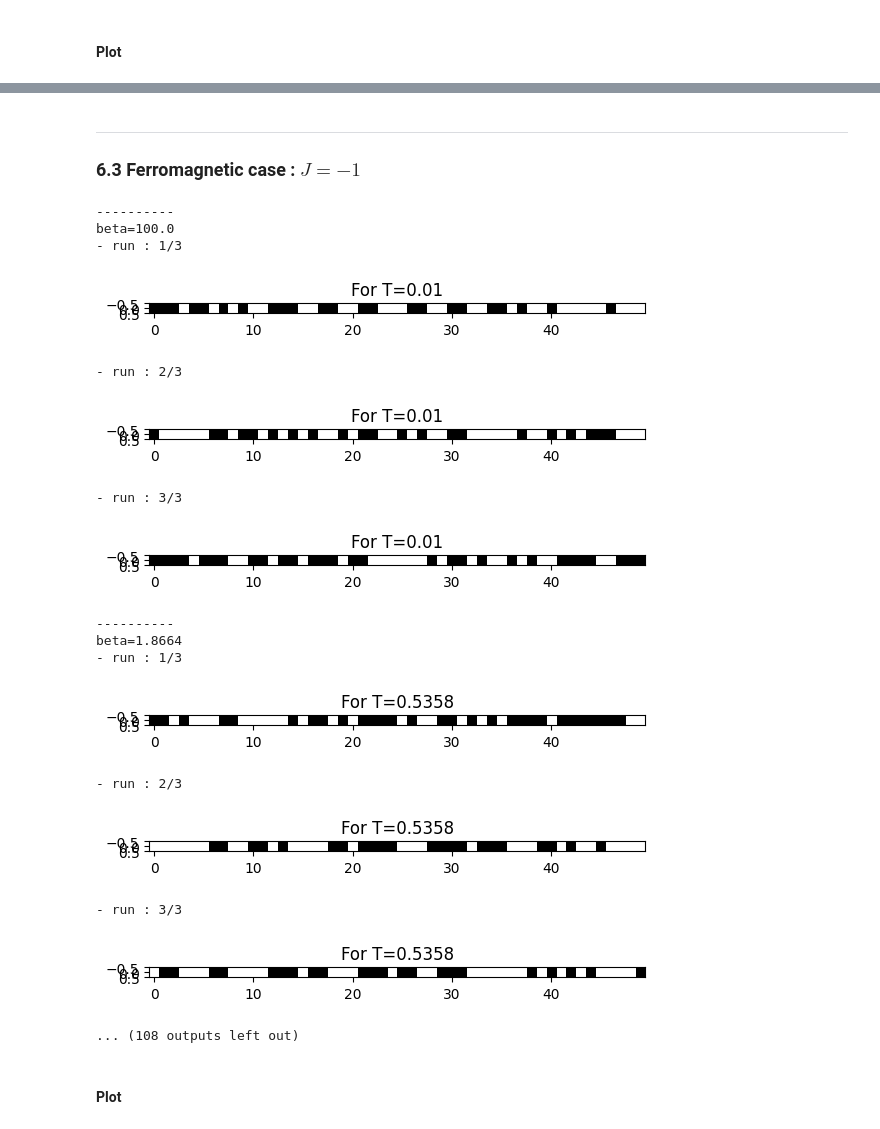
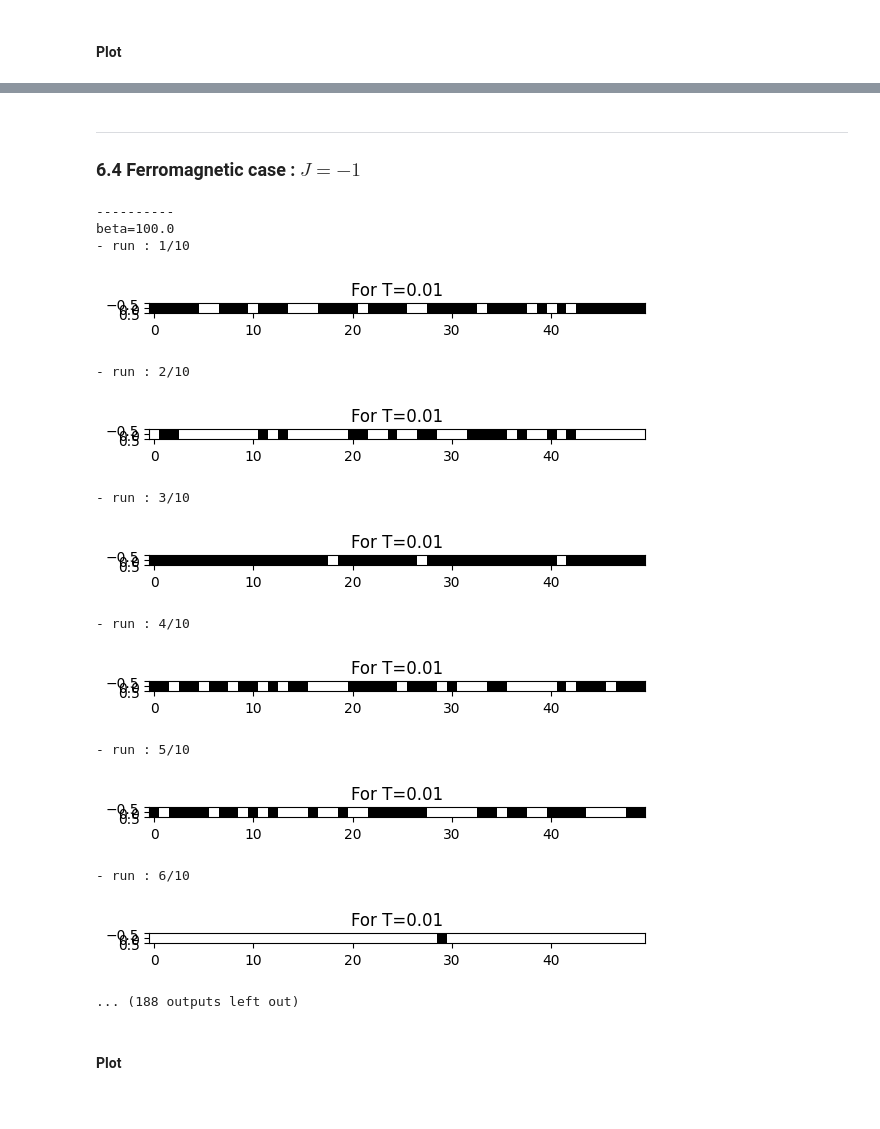
Before and after one commit to TheoHUETQC/monte-carlo, a Jupyter notebook: stochastic_series_expansion_qmc.ipynb, the cells around one changed output, grey strips where cells are left out. Saved outputs shown, nothing was run; the diff lists cells and outputs as text; code cells hidden in the pictures.

```diff
--- a/stochastic_series_expansion_qmc.ipynb
+++ b/stochastic_series_expansion_qmc.ipynb
@@ -563,5 +568,5 @@ Data collected during this period is biased by the initial conditions and must b
 # %%
-def simulation(N_sweeps:int) :
+def simulation(N_sweeps:int, beta:float, J:float) :
     n_list, magnetisation_list, M_list = [], [], [] # liste de mesure
 
     #initialisation
@@ -571,9 +576,10 @@ def simulation(N_sweeps:int) :
     n = 0
 
     for step in range(N_sweeps):
-        n = diagonal_update(spins, op_string, M, n)
-        links = compute_link_list(op_string, M)
-        loop_update(spins, op_string, links, M)
+        n = diagonal_update(spins, op_string, M, n, beta, J)
+        links, first_leg = compute_link_list(op_string, M)
+        loop_update(spins, op_string, links, first_leg, M, J)
+        check_periodicity(spins, op_string)
 
         # assert n == np.count_nonzero(op_string+1) # -> True
 
@@ -605,13 +616,13 @@ Following the project requirements, we repeat each simulation 10 times for every
 # %%
-def simulation_n_runs(n_runs:int, Nt:int) :
+def simulation_n_runs(n_runs:int, Nt:int, beta:float, J:float) :
     energy_list, magnetisation_list, susceptibility_list, specific_heat_list, n_list, M_list = [], [], [], [], [], []
     for run in range(n_runs) :
         print(f"- run : {run+1}/{n_runs}")
-        n_temp, magnetisation_temp, M_temp = simulation(Nt)
+        n_temp, magnetisation_temp, M_temp = simulation(Nt, beta, J)
 
-        energy_list.append(compute_energy(n_temp))
-        magnetisation_list.append(np.mean(np.abs(magnetisation_temp))) # abs(M) parce que invariance Z2
-        susceptibility_list.append(compute_susceptibility(magnetisation_temp))
+        energy_list.append(compute_energy(n_temp, beta, J))
+        magnetisation_list.append(np.abs(np.mean(magnetisation_temp))) # abs(m) parce que invariance Z2
+        susceptibility_list.append(compute_susceptibility(magnetisation_temp, beta))
         specific_heat_list.append(compute_specific_heat(n_temp))
         n_list.append(n_temp)
         M_list.append(M_temp)
@@ -623,16 +634,14 @@ def simulation_n_runs(n_runs:int, Nt:int) :
 
 We will therefore simulate the 1D Heisenberg model for several temperature values to see if we can reproduce the theoretical values of this model.
 # %%
-def simulation_temperature_range(temp_list : np.ndarray, Nt:int, n_runs:int) :
-    global beta
-
+def simulation_temperature_range(temp_list : np.ndarray, Nt:int, n_runs:int, J:float) :
     beta_list = (1/temp_list).round(4) #kb=1
 
     energy_list, magnetisation_list, susceptibility_list, specific_heat_list, n_list, M_list = [], [], [], [], [], []
     e_error, m_error, s_error, c_error, n_error, M_error = [], [], [], [], [], []
     for beta in beta_list :
         print(f"----------\nbeta={beta}")
-        energy_temp, magnetisation_temp, susceptibility_temp, specific_heat_temp, n_temp, M_temp = simulation_n_runs(n_runs, Nt)
+        energy_temp, magnetisation_temp, susceptibility_temp, specific_heat_temp, n_temp, M_temp = simulation_n_runs(n_runs, Nt, beta, J)
 
         energy_list.append(np.mean(energy_temp))
         magnetisation_list.append(np.mean(magnetisation_temp))
@@ -737,8 +743,8 @@ def plot_result(temp_list,
 
 ### 6.0 Parameters
 # %%
-Nt = 1000
-n_runs = 3
+Nt = 10000
+n_runs = 10
 
 Ti = 0.01
 Tf = 10
@@ -777,29 +804,27 @@ plot_result(temp_list, energy_list, e_error, magnetisation_list, m_error, suscep
 # %% [markdown]
 ---
 
-### 6.3 Ferromagnetic case : $J=-1$
+### 6.4 Ferromagnetic case : $J=-1$
 # %%
 J = -1.
 
-energy_list, e_error, magnetisation_list, m_error, susceptibility_list, s_error, specific_heat_list, c_error, n_list, n_error, M_list, M_error = simulation_temperature_range(temp_list, Nt, n_runs)
+energy_list, e_error, magnetisation_list, m_error, susceptibility_list, s_error, specific_heat_list, c_error, n_list, n_error, M_list, M_error = simulation_temperature_range(temp_list, Nt, n_runs, J)
 # %% [output]
 ----------
 beta=100.0
-- run : 1/3
+- run : 1/10
-[figure, old version]
+[figure, new version]
-- run : 2/3
+- run : 2/10
-[figure, old version]
+[figure, new version]
-- run : 3/3
+- run : 3/10
-[figure, old version]
+[figure, new version]
-----------
-beta=1.8664
-- run : 1/3
+- run : 4/10
-[figure, old version]
+[figure, new version]
-- run : 2/3
+- run : 5/10
-[figure, old version]
+[figure, new version]
-- run : 3/3
+- run : 6/10
-[figure, old version]
+[figure, new version]
-... (108 outputs left out)
+... (188 outputs left out)
 # %% [markdown]
 #### Plot
 # %%
```
Also changed, not shown: parts of 28 cells of this notebook.
